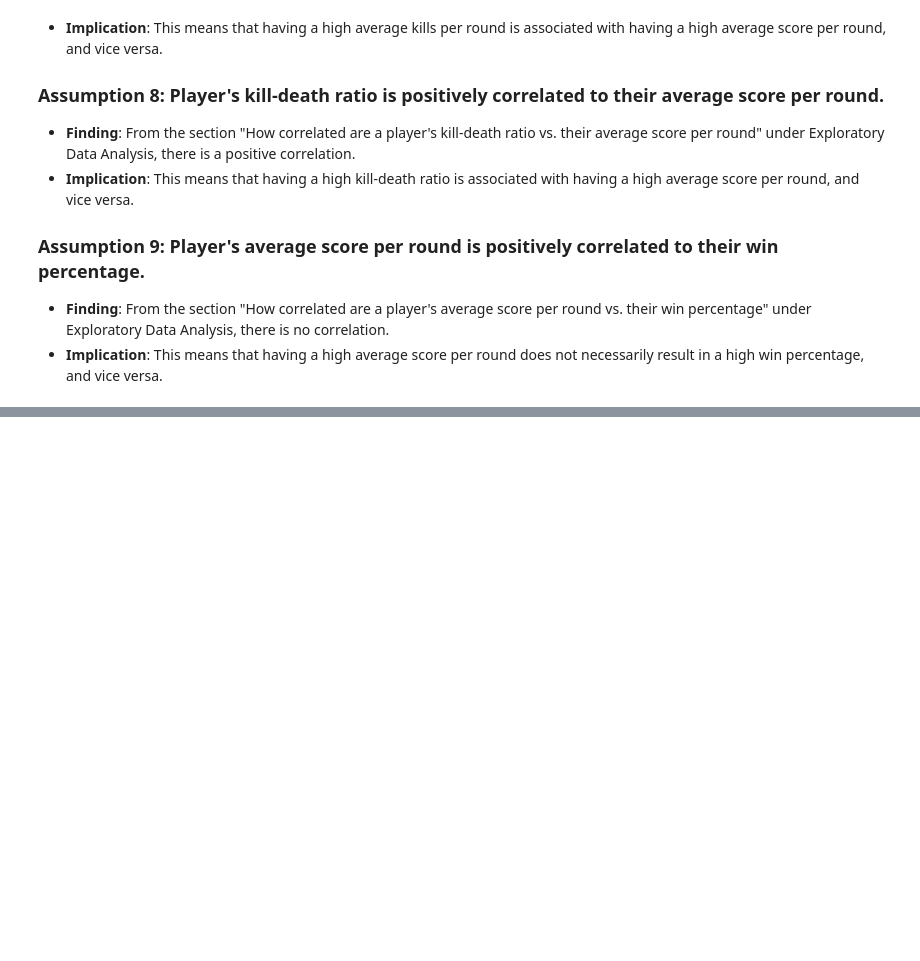
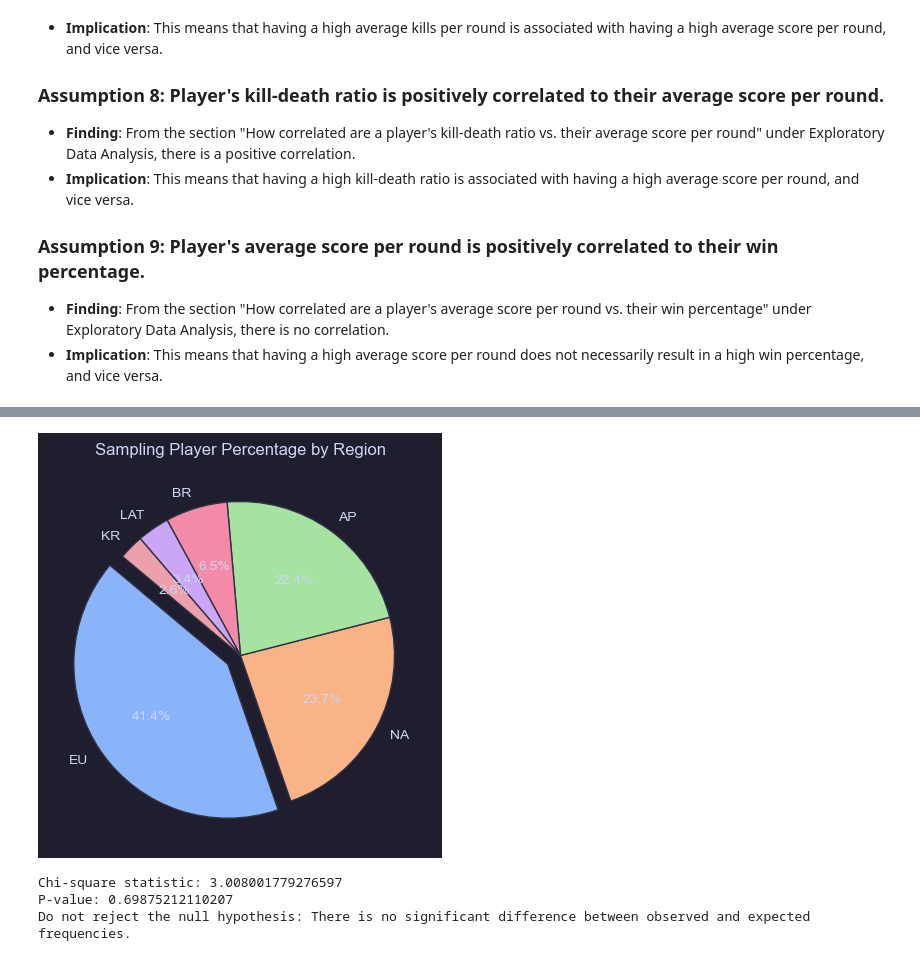
Before and after one commit to grahamogatia/valorant-statistical-modelling, a Jupyter notebook: [CSMODEL] Project - Case Study.ipynb, the cells around one changed output, grey strips where cells are left out. Drawn from its saved outputs; the diff is of its cells as text; code cells hidden in the pictures; blank space fills up the shorter version.

Commit message:
feat: added sampling and test for goodness of fit

```diff
--- a/[CSMODEL] Project - Case Study.ipynb
+++ b/[CSMODEL] Project - Case Study.ipynb
@@ -2066,0 +2079,8 @@ This research question aims to explore the relationships between various player
+# %%
+z_score_95 = 1.96
+me = 0.05
+sample_std = 0.5
+
+# Determine sample size
+n = int((np.square(z_score_95) *  sample_std * (1 - sample_std)) / np.square(me))
+n
@@ -2066,0 +2089,3 @@ This research question aims to explore the relationships between various player
+# %%
+val_sample_df = val_df.sample(n, random_state=121)
+val_sample_df
@@ -2066,0 +2106,3 @@ This research question aims to explore the relationships between various player
+# %%
+sample_region_count = val_sample_df['region'].value_counts()
+sample_region_count
@@ -2066,0 +2118,31 @@ This research question aims to explore the relationships between various player
+# %%
+plt.figure(figsize=(5, 5))
+plt.pie(sample_region_count, labels=region_count.index, autopct='%1.1f%%', startangle=140, explode=(0.1, 0, 0, 0, 0, 0))
+plt.title('Sampling Player Percentage by Region')
+
+plt.show()
+# %% [output]
+[figure, added]
+# %%
+player_ratios = region_count / len(val_df)
+
+# Test for Goodness of Fit
+observed = sample_region_count
+expected = np.round(player_ratios * len(val_sample_df), decimals=1)
+chi2, p_value = chisquare(f_obs=observed, f_exp=expected)
+
+print("Chi-square statistic:", chi2)
+print("P-value:", p_value)
+
+# Define the significance level (alpha)
+alpha = 0.05
+
+# Compare p-value to the significance level
+if p_value < alpha:
+    print("Reject the null hypothesis: There is a significant difference between observed and expected frequencies.")
+else:
+    print("Do not reject the null hypothesis: There is no significant difference between observed and expected frequencies.")
+# %% [output]
+Chi-square statistic: 3.008001779276597
+P-value: 0.69875212110207
+Do not reject the null hypothesis: There is no significant difference between observed and expected frequencies.
```
Also changed, not shown: parts of 36 cells of this notebook.
